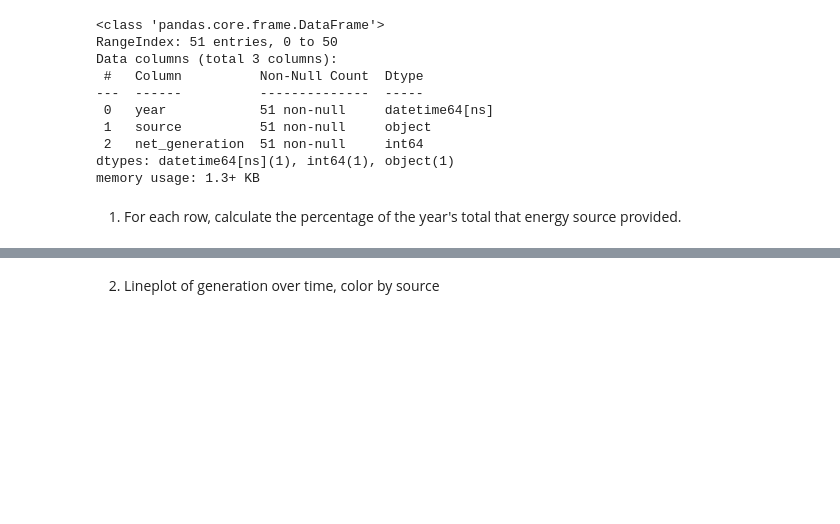
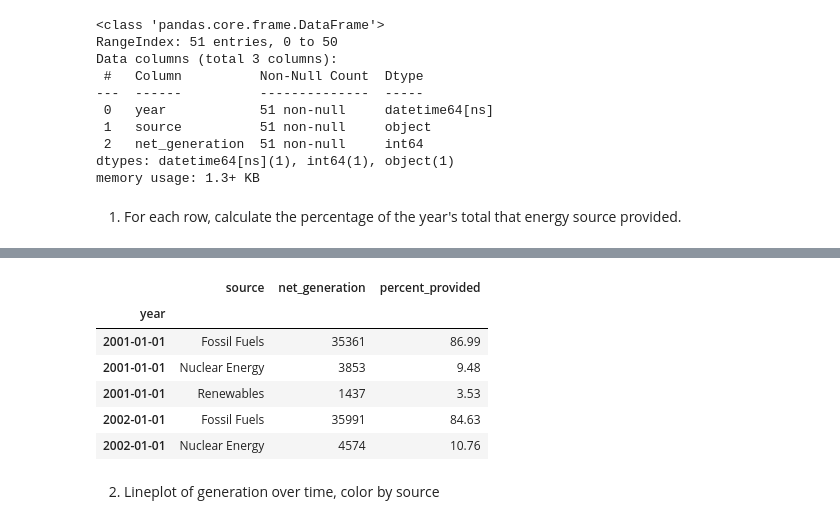
Before and after one commit to Tyler-Applegate/time-series-exercises, a Jupyter notebook: working_with_time_series.ipynb, the cells around one changed output, grey strips where cells are left out. Saved outputs shown, nothing was run; the diff lists cells and outputs as text; code cells hidden in the pictures; blank space fills up the shorter version.

```diff
--- a/working_with_time_series.ipynb
+++ b/working_with_time_series.ipynb
@@ -375,2 +369,12 @@ df = prepare.index_reset(df, 'year')
+# %%
+df.head()
+# %% [output]
+|  | source | net_generation | percent_provided |
+| year |  |  |  |
+| 2001-01-01 | Fossil Fuels | 35361 | 86.99 |
+| 2001-01-01 | Nuclear Energy | 3853 | 9.48 |
+| 2001-01-01 | Renewables | 1437 | 3.53 |
+| 2002-01-01 | Fossil Fuels | 35991 | 84.63 |
+| 2002-01-01 | Nuclear Energy | 4574 | 10.76 |
 # %% [markdown]
 2. Lineplot of generation over time, color by source
```
Also changed, not shown: parts of 5 cells of this notebook.
